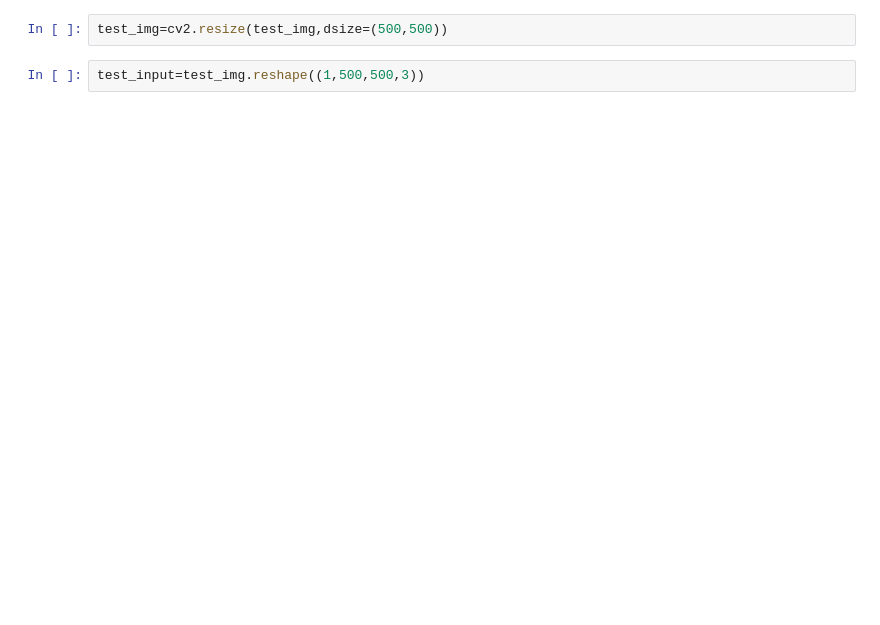
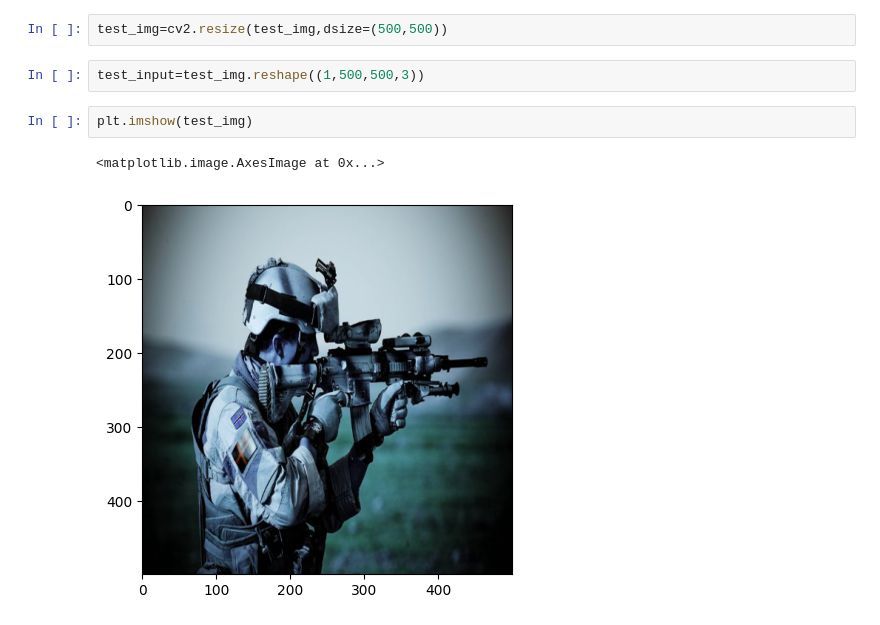
Before and after one commit to Utsuk7/Weapon-Detection-System-using-Deep-Learning-, a Jupyter notebook: Weapon_detection.ipynb, the cells around one changed output. Drawn from its saved outputs; the diff is of its cells as text; blank space fills up the shorter version.

```diff
--- a/Weapon_detection.ipynb
+++ b/Weapon_detection.ipynb
@@ -273,6 +355,11 @@ test_img.shape
 test_img=cv2.resize(test_img,dsize=(500,500))
 # %%
 test_input=test_img.reshape((1,500,500,3))
+# %%
+plt.imshow(test_img)
+# %% [output]
+<matplotlib.image.AxesImage at 0x...>
+[figure, added]
 # %%
 model.predict(test_input)
 # %% [output]
```
Also changed, not shown: parts of 44 cells of this notebook.
